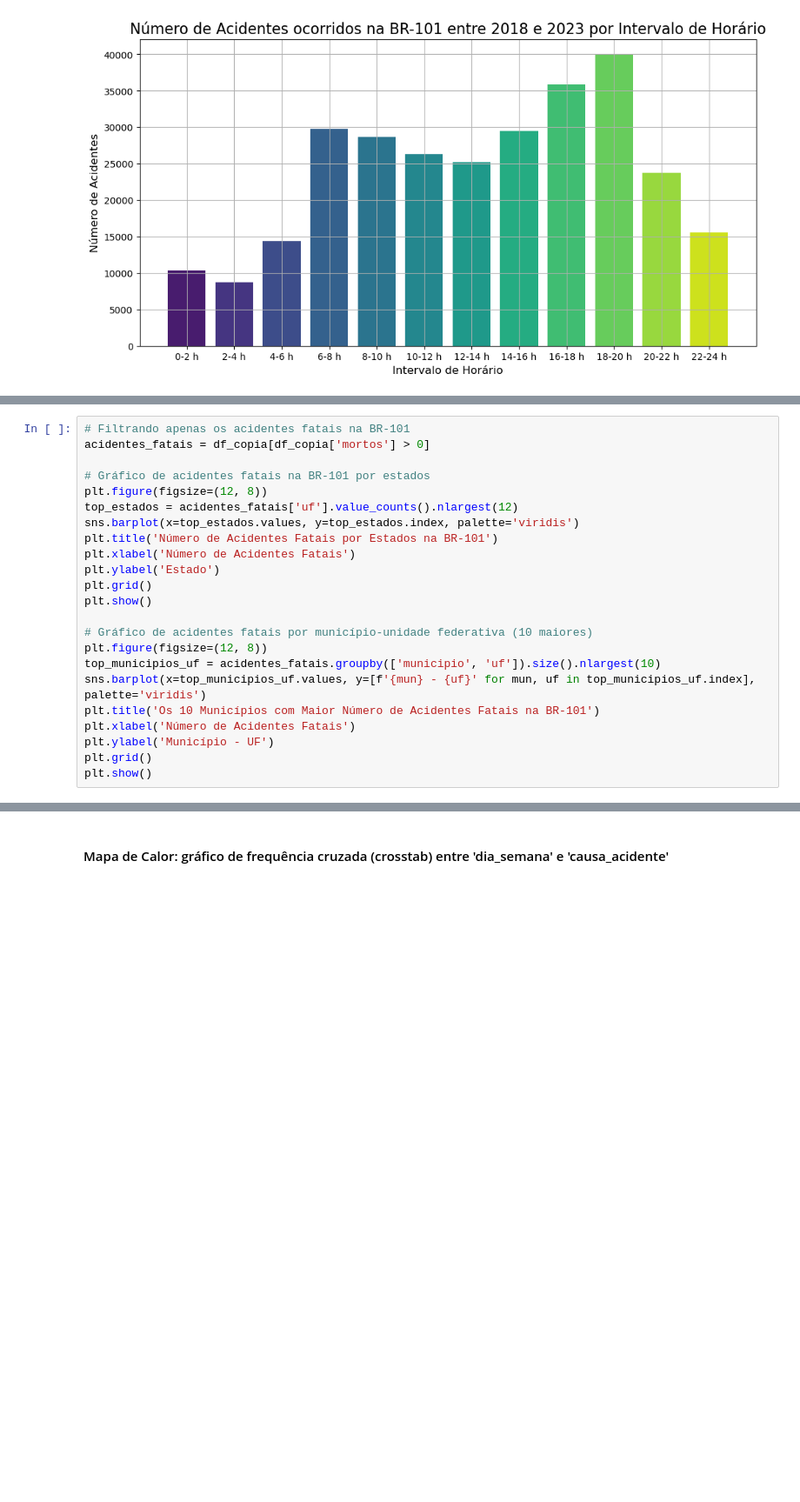
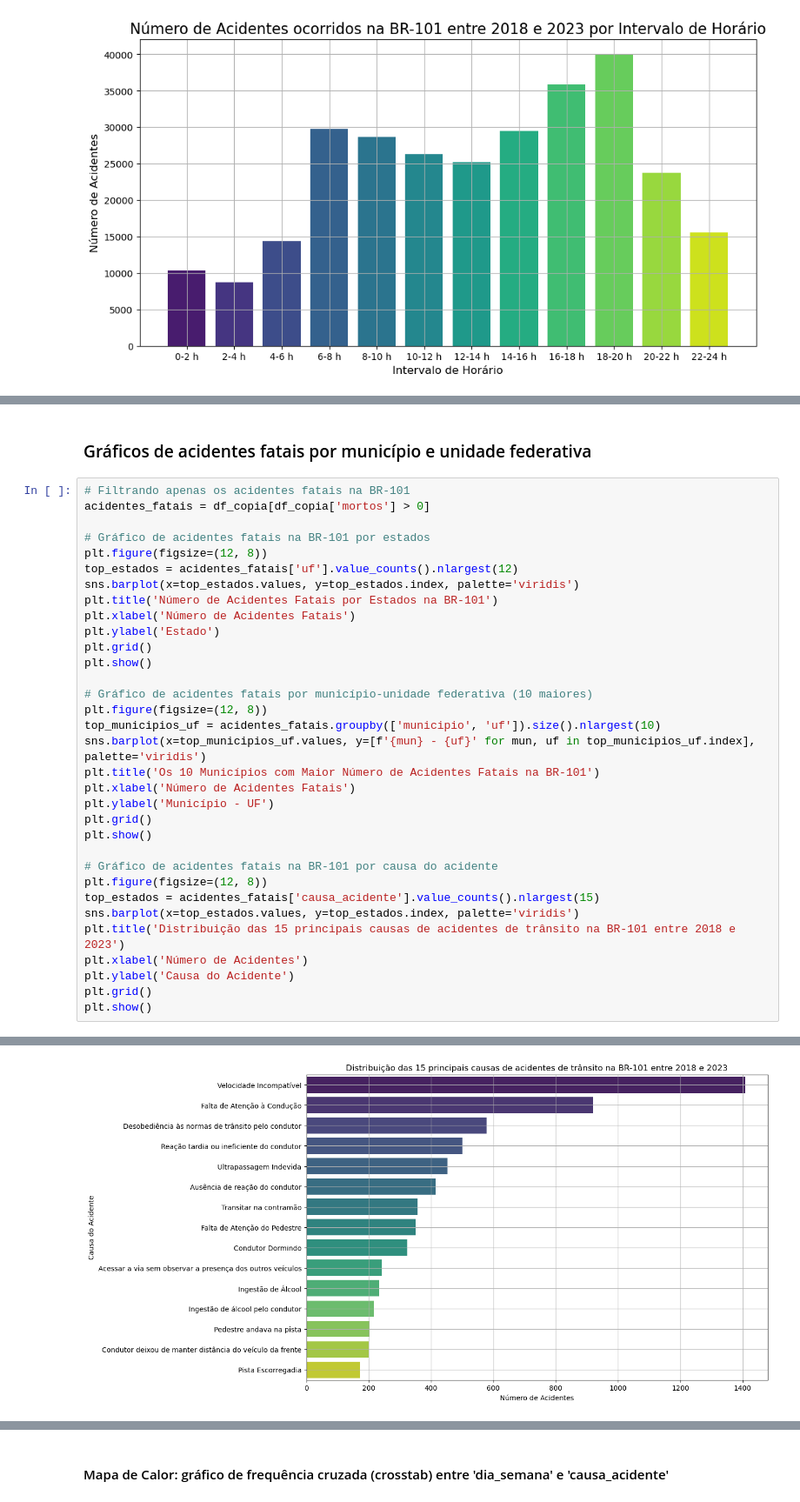
Before and after one commit to filipe19/TCC-DSA-USP-ESALQ, a Jupyter notebook: 001Filtragem_e_AnaliseExploratória.ipynb, the cells around one changed output, grey strips where cells are left out. Shown at 87% size. Saved outputs shown, nothing was run; the diff lists cells and outputs as text; blank space fills up the shorter version.

```diff
--- a/001Filtragem_e_AnaliseExploratória.ipynb
+++ b/001Filtragem_e_AnaliseExploratória.ipynb
@@ -734,30 +715,43 @@ for coluna in colunas_categoricas:
 [figure]
 [figure]
 [figure]
+# %% [markdown]
+### Gráficos de acidentes fatais por município e unidade federativa
 # %%
 # Filtrando apenas os acidentes fatais na BR-101
 acidentes_fatais = df_copia[df_copia['mortos'] > 0]
 
 # Gráfico de acidentes fatais na BR-101 por estados
 plt.figure(figsize=(12, 8))
 top_estados = acidentes_fatais['uf'].value_counts().nlargest(12)
 sns.barplot(x=top_estados.values, y=top_estados.index, palette='viridis')
 plt.title('Número de Acidentes Fatais por Estados na BR-101')
 plt.xlabel('Número de Acidentes Fatais')
 plt.ylabel('Estado')
 plt.grid()
 plt.show()
 
 # Gráfico de acidentes fatais por município-unidade federativa (10 maiores)
 plt.figure(figsize=(12, 8))
 top_municipios_uf = acidentes_fatais.groupby(['municipio', 'uf']).size().nlargest(10)
 sns.barplot(x=top_municipios_uf.values, y=[f'{mun} - {uf}' for mun, uf in top_municipios_uf.index], palette='viridis')
 plt.title('Os 10 Municípios com Maior Número de Acidentes Fatais na BR-101')
 plt.xlabel('Número de Acidentes Fatais')
 plt.ylabel('Município - UF')
 plt.grid()
 plt.show()
+
+# Gráfico de acidentes fatais na BR-101 por causa do acidente
+plt.figure(figsize=(12, 8))
+top_estados = acidentes_fatais['causa_acidente'].value_counts().nlargest(15)
+sns.barplot(x=top_estados.values, y=top_estados.index, palette='viridis')
+plt.title('Distribuição das 15 principais causas de acidentes de trânsito na BR-101 entre 2018 e 2023')
+plt.xlabel('Número de Acidentes')
+plt.ylabel('Causa do Acidente')
+plt.grid()
+plt.show()
 # %% [output]
 [figure]
 [figure]
+[figure, added]
 # %% [markdown]
```
Also changed, not shown: parts of 31 cells of this notebook.
